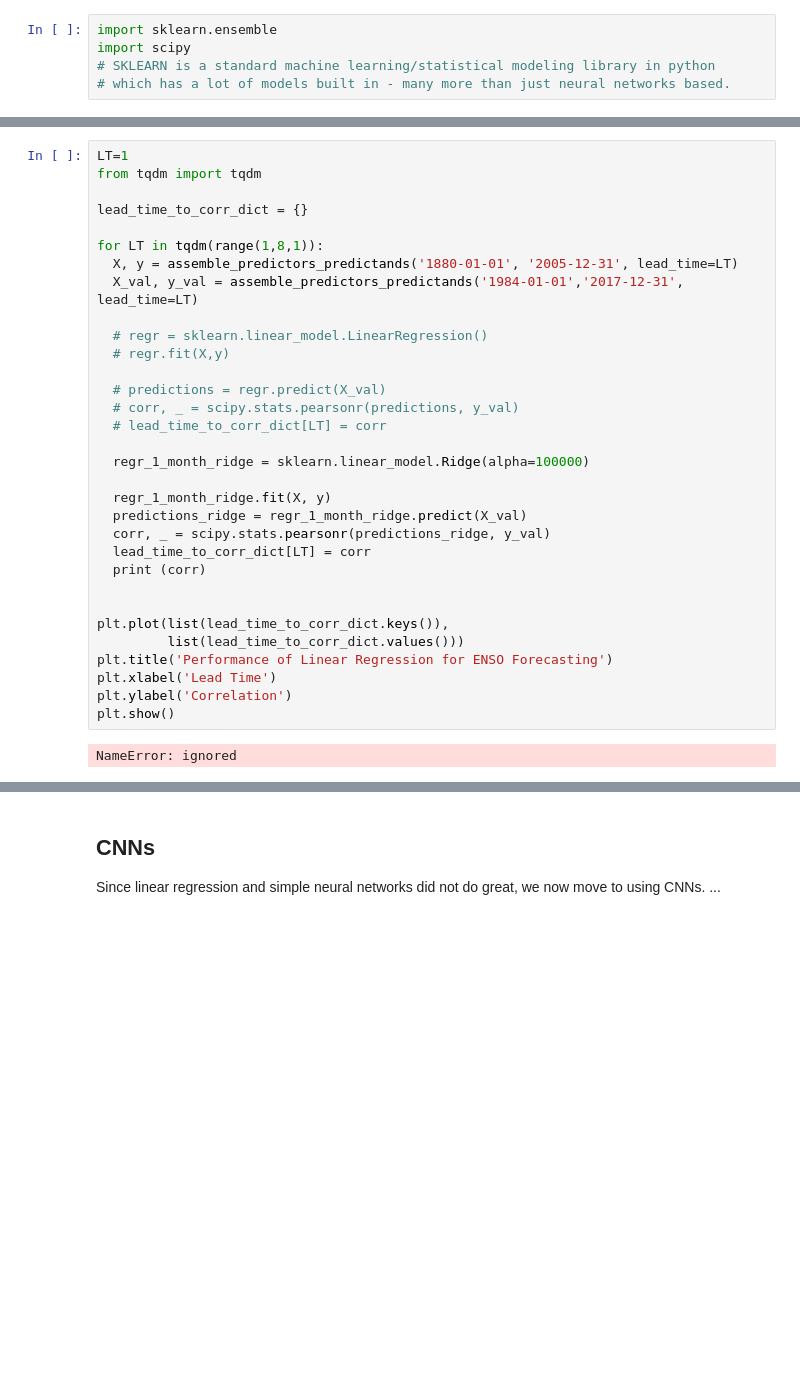
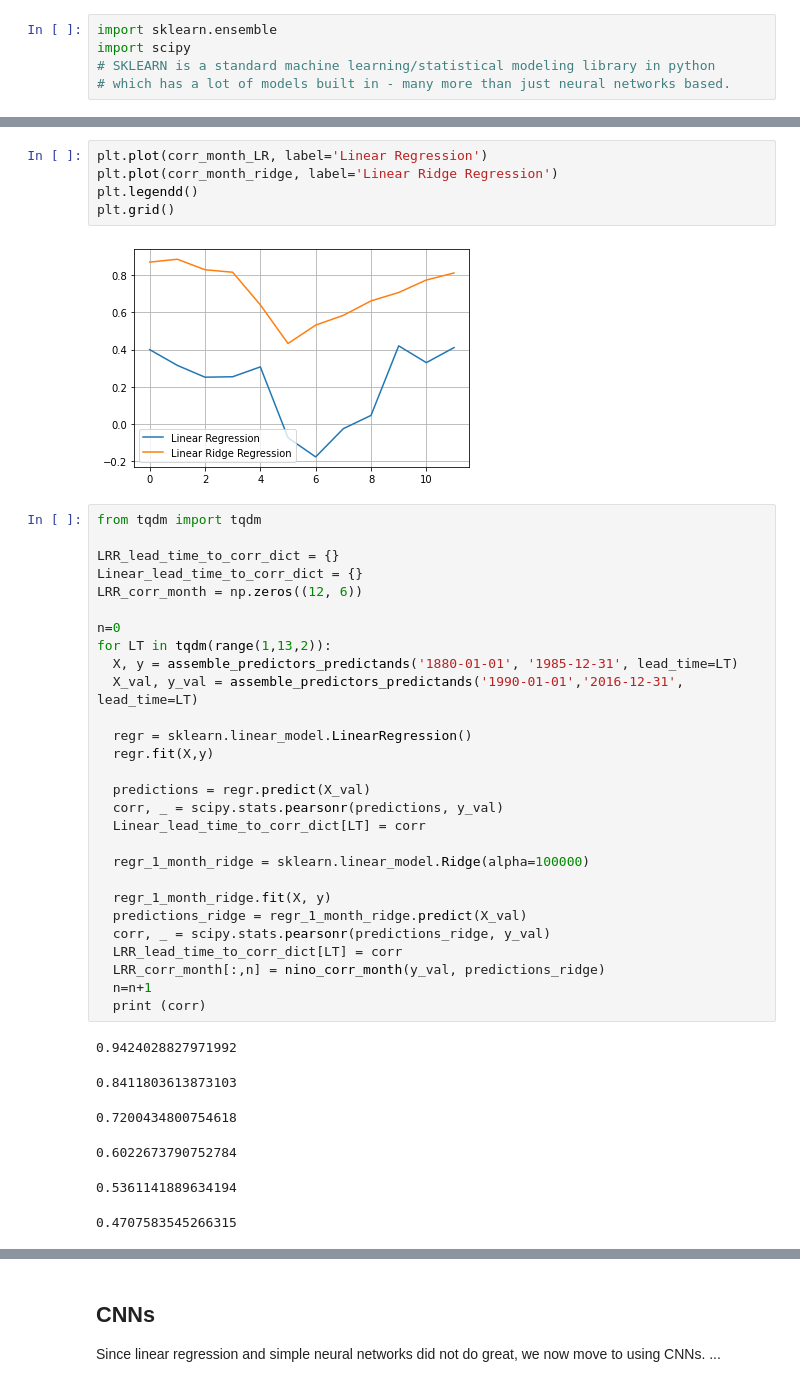
Before and after one commit to dhruvbalwada/enso_prediction_ML, a Jupyter notebook: ClimateAI.ipynb, the cells around one changed output, grey strips where cells are left out. Drawn from its saved outputs; the diff is of its cells as text; blank space fills up the shorter version.

```diff
--- a/ClimateAI.ipynb
+++ b/ClimateAI.ipynb
@@ -422,34 +549,42 @@ plot_nino_time_series(y_val, predictions_ridge, 'Ridge - LR at lead time of '+st
+# %%
+plt.plot(corr_month_LR, label='Linear Regression')
+plt.plot(corr_month_ridge, label='Linear Ridge Regression')
+plt.legendd()
+plt.grid()
+# %% [output]
+[figure, added]
 # %%
-LT=1
 from tqdm import tqdm
 
-lead_time_to_corr_dict = {}
+LRR_lead_time_to_corr_dict = {}
+Linear_lead_time_to_corr_dict = {}
+LRR_corr_month = np.zeros((12, 6))
 
-for LT in tqdm(range(1,8,1)):
-  X, y = assemble_predictors_predictands('1880-01-01', '2005-12-31', lead_time=LT)
-  X_val, y_val = assemble_predictors_predictands('1984-01-01','2017-12-31', lead_time=LT)
+n=0
+for LT in tqdm(range(1,13,2)):
+  X, y = assemble_predictors_predictands('1880-01-01', '1985-12-31', lead_time=LT)
+  X_val, y_val = assemble_predictors_predictands('1990-01-01','2016-12-31', lead_time=LT)
 
-  # regr = sklearn.linear_model.LinearRegression()
-  # regr.fit(X,y)
+  regr = sklearn.linear_model.LinearRegression()
+  regr.fit(X,y)
 
-  # predictions = regr.predict(X_val)
-  # corr, _ = scipy.stats.pearsonr(predictions, y_val)
-  # lead_time_to_corr_dict[LT] = corr
+  predictions = regr.predict(X_val)
+  corr, _ = scipy.stats.pearsonr(predictions, y_val)
+  Linear_lead_time_to_corr_dict[LT] = corr
 
   regr_1_month_ridge = sklearn.linear_model.Ridge(alpha=100000)
 
   regr_1_month_ridge.fit(X, y)
   predictions_ridge = regr_1_month_ridge.predict(X_val)
   corr, _ = scipy.stats.pearsonr(predictions_ridge, y_val)
-  lead_time_to_corr_dict[LT] = corr
+  LRR_lead_time_to_corr_dict[LT] = corr
+  LRR_corr_month[:,n] = nino_corr_month(y_val, predictions_ridge)
+  n=n+1
   print (corr)
-
-
-plt.plot(list(lead_time_to_corr_dict.keys()),
-         list(lead_time_to_corr_dict.values()))
-plt.title('Performance of Linear Regression for ENSO Forecasting')
-plt.xlabel('Lead Time')
-plt.ylabel('Correlation')
-plt.show()
 # %% [output]
-NameError: ignored
+0.9424028827971992
+0.8411803613873103
+0.7200434800754618
+0.6022673790752784
+0.5361141889634194
+0.4707583545266315
```
Also changed, not shown: parts of 28 cells of this notebook.
